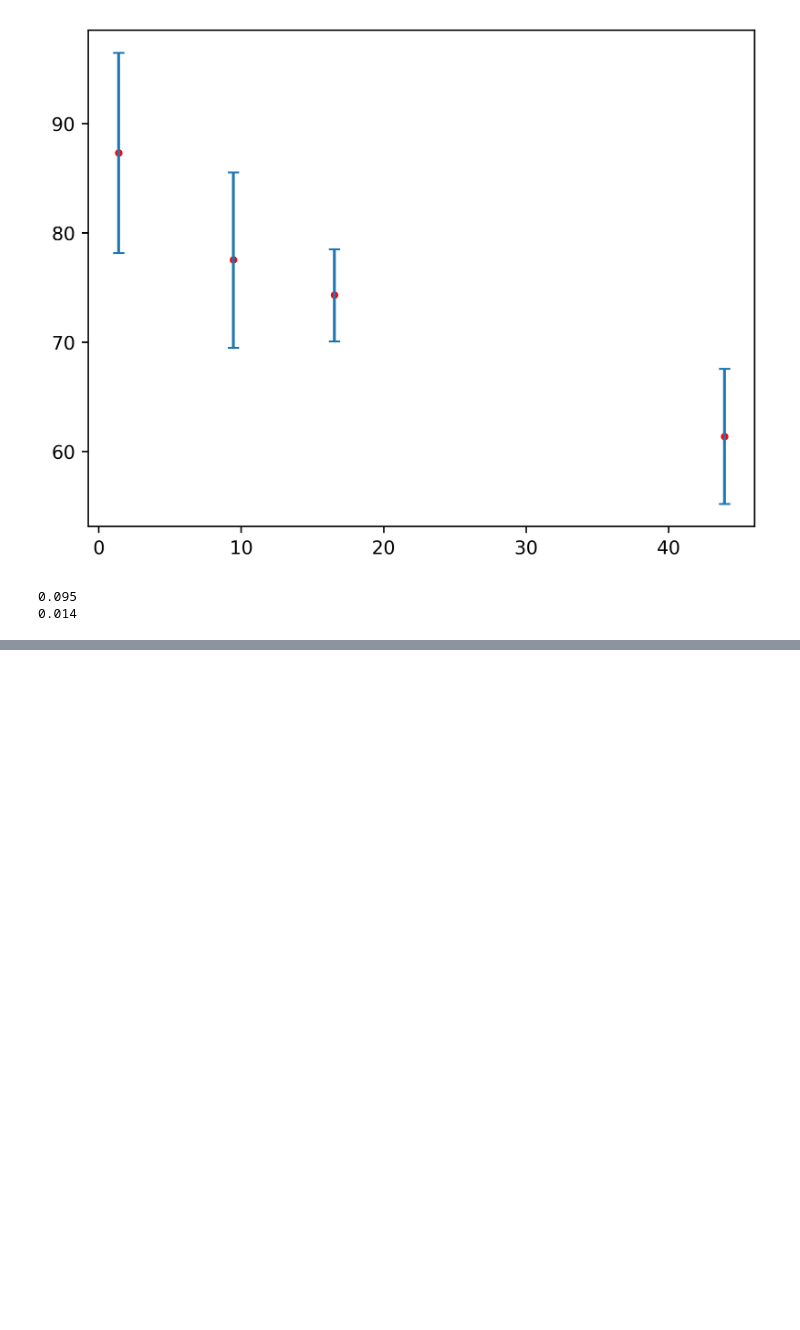
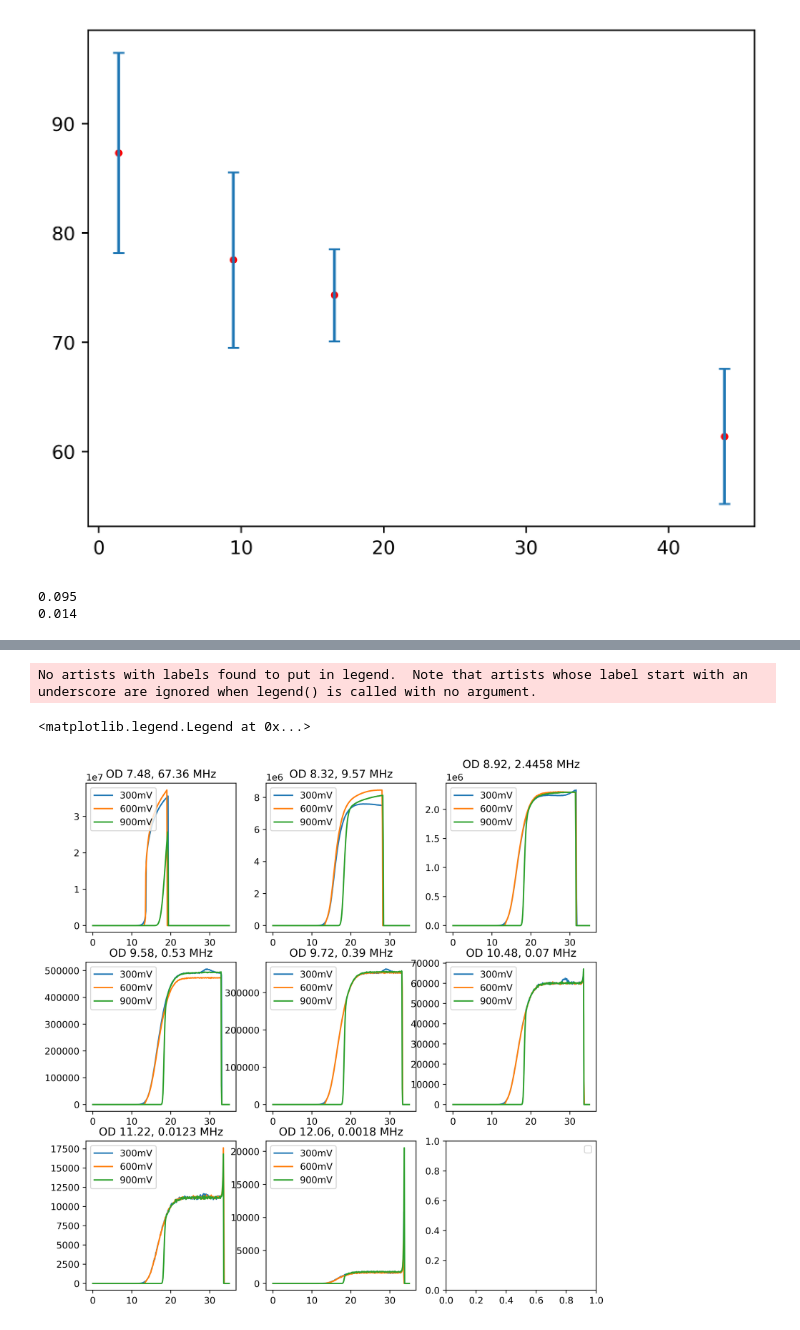
Before and after one commit to MXM1796/Bachelor_thesis_24, a Jupyter notebook: Porgramming/efficiency_evaluation.ipynb, the cells around one changed output, grey strips where cells are left out. Drawn from its saved outputs; the diff is of its cells as text; code cells hidden in the pictures; blank space fills up the shorter version.

```diff
--- a/Porgramming/efficiency_evaluation.ipynb
+++ b/Porgramming/efficiency_evaluation.ipynb
@@ -240,8 +250,9 @@ def get_list_by_tv(file_list, bias):
 get_list_by_tv(homedir, 300)
 get_list_by_tv(homedir, 600)
 get_list_by_tv(homedir, 900)
+print(get_list_by_tv(homedir, 300))
 
-bias_sweep_9_58_300 = np.loadtxt(f"./System detection efficiency/Bias Sweep/{get_list_by_tv(homedir, 300)[1]}", skiprows=16, usecols=[0,9])
+bias_sweep_9_58_300 = np.loadtxt(f"./System detection efficiency/Bias Sweep/{get_list_by_tv(homedir, 300)[7]}", skiprows=16, usecols=[0,9])
 bias_sweep_7_48_300 = np.loadtxt(f"./System detection efficiency/Bias Sweep/{get_list_by_tv(homedir, 300)[0]}", skiprows=16, usecols=[0,9])
 bias_sweep_9_72_300 = np.loadtxt(f"./System detection efficiency/Bias Sweep/{get_list_by_tv(homedir, 300)[3]}", skiprows=16, usecols=[0,9])
 bias_sweep_10_48_300 = np.loadtxt(f"./System detection efficiency/Bias Sweep/{get_list_by_tv(homedir, 300)[4]}", skiprows=16, usecols=[0,9])
@@ -259,11 +270,11 @@ bias_sweep_8_92_600 = np.loadtxt(f"./System detection efficiency/Bias Sweep/{get
 bias_sweep_8_32_600 = np.loadtxt(f"./System detection efficiency/Bias Sweep/{get_list_by_tv(homedir, 600)[3]}", skiprows=16, usecols=[0,9])
 bias_sweep_11_22_600 = np.loadtxt(f"./System detection efficiency/Bias Sweep/{get_list_by_tv(homedir, 600)[7]}", skiprows=16, usecols=[0,9])
 
-bias_sweep_9_58_900 = np.loadtxt(f"./System detection efficiency/Bias Sweep/{get_list_by_tv(homedir, 900)[6]}", skiprows=16, usecols=[0,9])
+bias_sweep_9_58_900 = np.loadtxt(f"./System detection efficiency/Bias Sweep/{get_list_by_tv(homedir, 900)[7]}", skiprows=16, usecols=[0,9])
 bias_sweep_7_48_900 = np.loadtxt(f"./System detection efficiency/Bias Sweep/{get_list_by_tv(homedir, 900)[1]}", skiprows=16, usecols=[0,9])
-bias_sweep_9_72_900 = np.loadtxt(f"./System detection efficiency/Bias Sweep/{get_list_by_tv(homedir, 900)[4]}", skiprows=16, usecols=[0,9])
-bias_sweep_10_48_900 = np.loadtxt(f"./System detection efficiency/Bias Sweep/{get_list_by_tv(homedir, 900)[5]}", skiprows=16, usecols=[0,9])
-# bias_sweep_12_06_900 = np.loadtxt(f"./System detection efficiency/Bias Sweep/{get_list_by_tv(homedir, 900)[0]}", skiprows=16, usecols=[0,9])
-bias_sweep_8_92_900 = np.loadtxt(f"./System detection efficiency/Bias Sweep/{get_list_by_tv(homedir, 900)[3]}", skiprows=16, usecols=[0,9])
+bias_sweep_9_72_900 = np.loadtxt(f"./System detection efficiency/Bias Sweep/{get_list_by_tv(homedir, 900)[5]}", skiprows=16, usecols=[0,9])
+bias_sweep_10_48_900 = np.loadtxt(f"./System detection efficiency/Bias Sweep/{get_list_by_tv(homedir, 900)[6]}", skiprows=16, usecols=[0,9])
+bias_sweep_12_06_900 = np.loadtxt(f"./System detection efficiency/Bias Sweep/{get_list_by_tv(homedir, 900)[2]}", skiprows=16, usecols=[0,9])
+bias_sweep_8_92_900 = np.loadtxt(f"./System detection efficiency/Bias Sweep/{get_list_by_tv(homedir, 900)[4]}", skiprows=16, usecols=[0,9])
 bias_sweep_8_32_900 = np.loadtxt(f"./System detection efficiency/Bias Sweep/{get_list_by_tv(homedir, 900)[0]}", skiprows=16, usecols=[0,9])
-bias_sweep_11_22_900 = np.loadtxt(f"./System detection efficiency/Bias Sweep/{get_list_by_tv(homedir, 900)[2]}", skiprows=16, usecols=[0,9])
+bias_sweep_11_22_900 = np.loadtxt(f"./System detection efficiency/Bias Sweep/{get_list_by_tv(homedir, 900)[3]}", skiprows=16, usecols=[0,9])
@@ -294,0 +283,57 @@ save_name = "HQO_20240711_sde_bias_current_tv_300_1000_thesis"
+# %%
+# Plotting - Investigation of trigger voltage dependency
+
+fig, ax = plt.subplots(3, 3, figsize=(10,10))
+ax[1,0].plot(bias_sweep_9_58_300[:,0], bias_sweep_9_58_300[:,1], label="300mV" )
+ax[1,0].plot(bias_sweep_9_58_600[:,0], bias_sweep_9_58_600[:,1], label="600mV" )
+ax[1,0].plot(bias_sweep_9_58_900[:,0], bias_sweep_9_58_900[:,1], label="900mV" )
+ax[1,0].legend(loc="upper left")
+ax[1,0].set_title(f"OD 9.58, {round(photons_per_second(beam_pow_2, OD_9_58)*10**(-6), 2)} MHz")
+
+ax[0,1].plot(bias_sweep_8_32_300[:,0], bias_sweep_8_32_300[:,1], label="300mV" )
+ax[0,1].plot(bias_sweep_8_32_600[:,0], bias_sweep_8_32_600[:,1], label="600mV" )
+ax[0,1].plot(bias_sweep_8_32_900[:,0], bias_sweep_8_32_900[:,1], label="900mV" )
+ax[0,1].legend(loc="upper left")
+ax[0,1].set_title(f"OD 8.32, {round(photons_per_second(beam_pow_2, OD_8_32)*10**(-6), 2)} MHz")
+
+ax[0,0].plot(bias_sweep_7_48_300[:,0], bias_sweep_7_48_300[:,1], label="300mV" )
+ax[0,0].plot(bias_sweep_7_48_600[:,0], bias_sweep_7_48_600[:,1], label="600mV" )
+ax[0,0].plot(bias_sweep_7_48_900[:,0], bias_sweep_7_48_900[:,1], label="900mV" )
+ax[0,0].legend(loc="upper left")
+ax[0,0].set_title(f"OD 7.48, {round(photons_per_second(beam_pow_2, OD_7_48)*10**(-6),2)} MHz")
+
+ax[1,1].plot(bias_sweep_9_72_300[:,0], bias_sweep_9_72_300[:,1], label="300mV" )
+ax[1,1].plot(bias_sweep_9_72_600[:,0], bias_sweep_9_72_600[:,1], label="600mV" )
+ax[1,1].plot(bias_sweep_9_72_900[:,0], bias_sweep_9_72_900[:,1], label="900mV" )
+ax[1,1].legend(loc="upper left")
+ax[1,1].set_title(f"OD 9.72, {round(photons_per_second(beam_pow_2, OD_9_72)*10**(-6),2)} MHz")
+
+ax[1,2].plot(bias_sweep_10_48_300[:,0], bias_sweep_10_48_300[:,1], label="300mV" )
+ax[1,2].plot(bias_sweep_10_48_600[:,0], bias_sweep_10_48_600[:,1], label="600mV" )
+ax[1,2].plot(bias_sweep_10_48_900[:,0], bias_sweep_10_48_900[:,1], label="900mV" )
+ax[1,2].legend(loc="upper left")
+ax[1,2].set_title(f"OD 10.48, {round(photons_per_second(beam_pow_2, OD_10_48)*10**(-6),2)} MHz")
+
+ax[2,1].plot(bias_sweep_12_06_300[:,0], bias_sweep_12_06_300[:,1], label="300mV" )
+ax[2,1].plot(bias_sweep_12_06_600[:,0], bias_sweep_12_06_600[:,1], label="600mV" )
+ax[2,1].plot(bias_sweep_12_06_900[:,0], bias_sweep_12_06_900[:,1], label="900mV" )
+ax[2,1].legend(loc="upper left")
+ax[2,1].set_title(f"OD 12.06, {round(photons_per_second(beam_pow_2, OD_12_06)*10**(-6),4)} MHz")
+
+ax[0,2].plot(bias_sweep_8_92_300[:,0], bias_sweep_8_92_300[:,1], label="300mV" )
+ax[0,2].plot(bias_sweep_8_92_600[:,0], bias_sweep_8_92_600[:,1], label="600mV" )
+ax[0,2].plot(bias_sweep_8_92_900[:,0], bias_sweep_8_92_900[:,1], label="900mV" )
+ax[0,2].legend(loc="upper left")
+ax[0,2].set_title(f"OD 8.92, {round(photons_per_second(beam_pow_2, OD_8_92)*10**(-6),4)} MHz")
+
+ax[2,0].plot(bias_sweep_11_22_300[:,0], bias_sweep_11_22_300[:,1], label="300mV" )
+ax[2,0].plot(bias_sweep_11_22_600[:,0], bias_sweep_11_22_600[:,1], label="600mV" )
+ax[2,0].plot(bias_sweep_11_22_900[:,0], bias_sweep_11_22_900[:,1], label="900mV" )
+ax[2,0].legend(loc="upper left")
+ax[2,0].set_title(f"OD 11.22, {round(photons_per_second(beam_pow_2, OD_11_22) *10**(-6), 4)} MHz")
+
+plt.legend()
+# %% [output]
+No artists with labels found to put in legend.  Note that artists whose label start with an underscore are ignored when legend() is called with no argument.
+<matplotlib.legend.Legend at 0x...>
+[figure, added]
```
Also changed, not shown: parts of 9 cells of this notebook, 11 other files.
